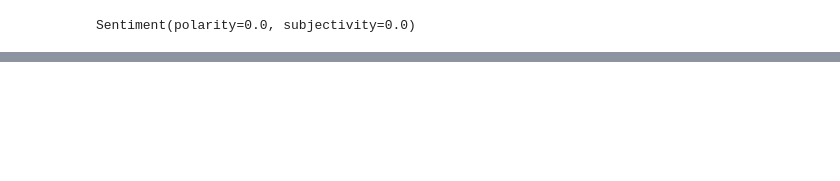
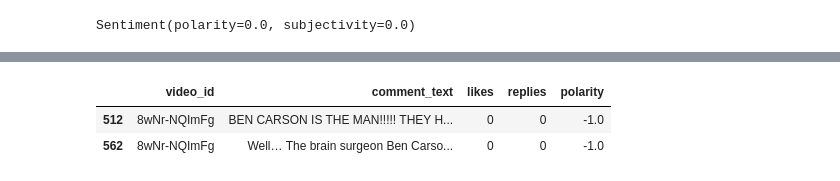
Before and after one commit to MiskaturRahman/Data-Science-PortFolio, a Jupyter notebook: youtube Case study/youtube_analysis.ipynb, the cells around one changed output, grey strips where cells are left out. Cells and saved outputs as stored; diff of their text form; code cells hidden in the pictures; blank space fills up the shorter version.

```diff
--- a/youtube Case study/youtube_analysis.ipynb
+++ b/youtube Case study/youtube_analysis.ipynb
@@ -54,0 +92,6 @@ Sentiment(polarity=0.0, subjectivity=0.0)
+# %%
+comments_negative.head(2)
+# %% [output]
+|  | video_id | comment_text | likes | replies | polarity |
+| 512 | 8wNr-NQImFg | BEN CARSON IS THE MAN!!!!! THEY H... | 0 | 0 | -1.0 |
+| 562 | 8wNr-NQImFg | Well… The brain surgeon Ben Carso... | 0 | 0 | -1.0 |
```
Also changed, not shown: parts of 19 cells of this notebook.
